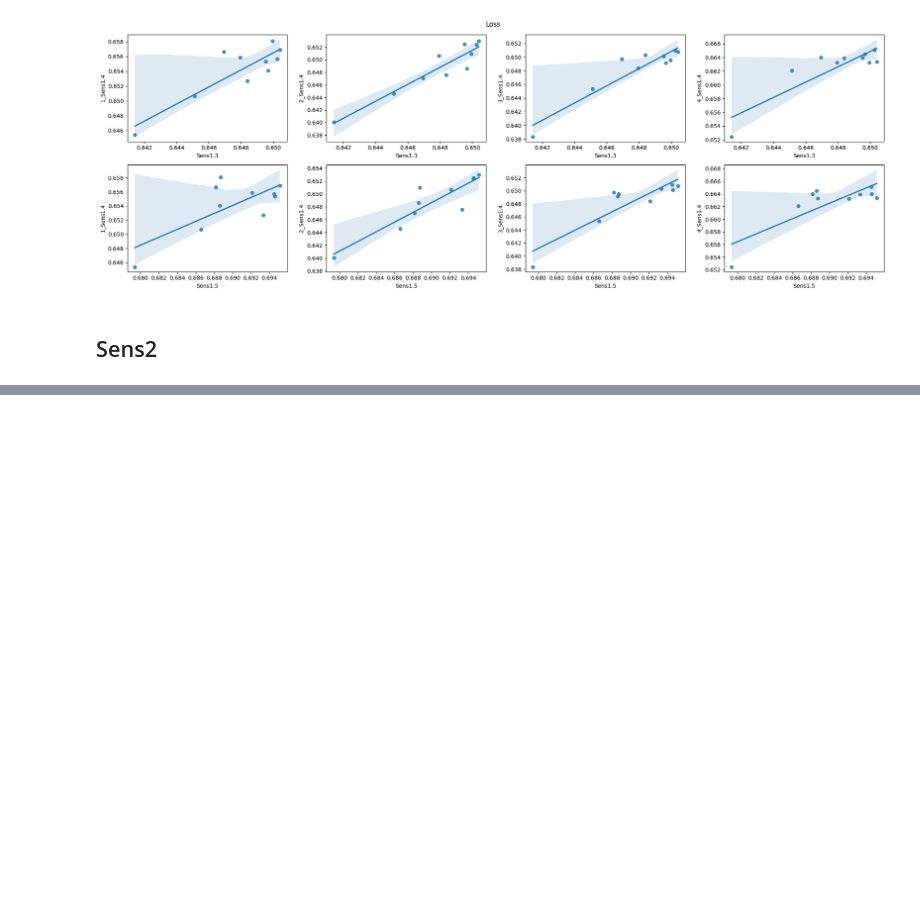
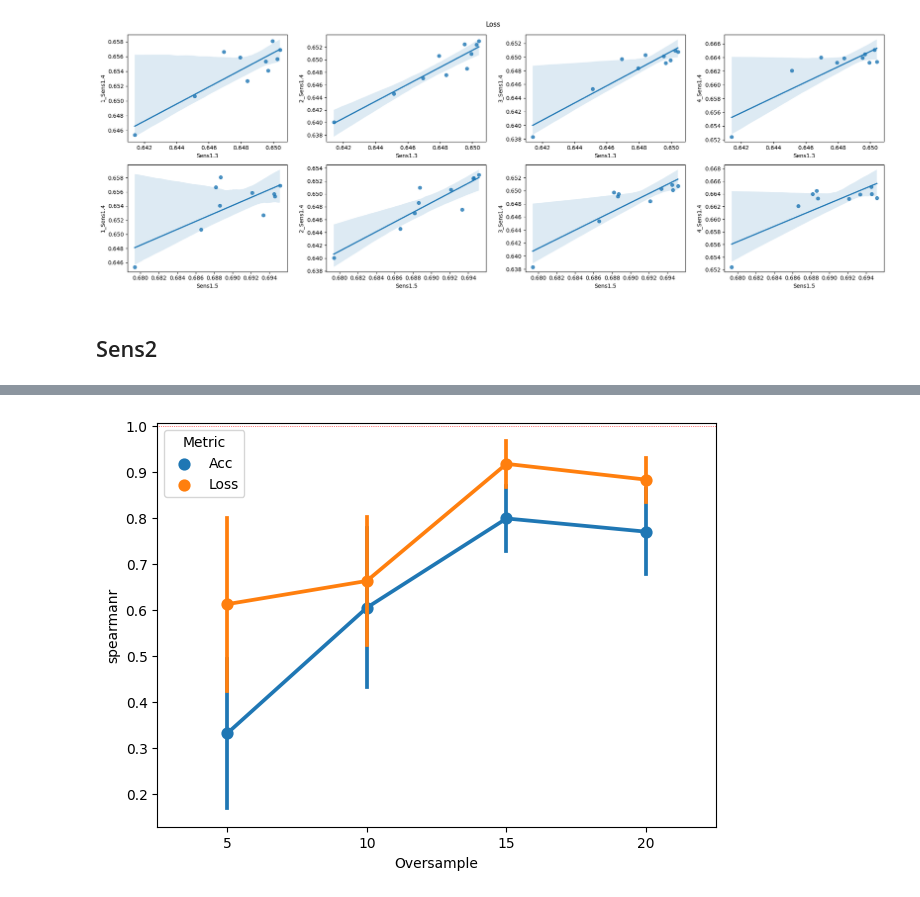
Before and after one commit to titoghose/GWANN, a Jupyter notebook: Code_AD/sensitivity_plots.ipynb, the cells around one changed output, grey strips where cells are left out. Cells and saved outputs as stored; diff of their text form; code cells hidden in the pictures; blank space fills up the shorter version.

```diff
--- a/Code_AD/sensitivity_plots.ipynb
+++ b/Code_AD/sensitivity_plots.ipynb
@@ -176,0 +276,37 @@ for grp_size in grp_sizes:
+# %%
+corr_fn = spearmanr
+corr_dict = {'Oversample':[], 'Rand_seed_pair':[], corr_fn.__name__:[], 'Metric':[]}
+for sens_type, ovs in zip(sens_types, oversample):
+    for j in range(len(rand_seeds)):
+        exp_name = f'{sens_type}_{j}_{ovs}'
+        exp_summ_path = (f'NN_Logs/'+
+            f'{label}_Chr{exp_name}_GWANNet5_[128,64]_Dr_0.3_LR:0.0001_BS:256_Optim:adam/'+
+            f'{label}_Chr{exp_name}_2500bp_summary.csv')
+        dfj = pd.read_csv(exp_summ_path)
+        dfj = process_df(dfj)
+
+        for k in range(j+1, len(rand_seeds)):
+            exp_name = f'{sens_type}_{k}_{ovs}'
+            exp_summ_path = (f'NN_Logs/'+
+                f'{label}_Chr{exp_name}_GWANNet5_[128,64]_Dr_0.3_LR:0.0001_BS:256_Optim:adam/'+
+                f'{label}_Chr{exp_name}_2500bp_summary.csv')
+            dfk = pd.read_csv(exp_summ_path)
+            dfk = process_df(dfk)
+
+            for metric in ['Acc', 'Loss']:
+                x = dfj[metric].values
+                y = dfk[metric].values
+                r, p = corr_fn(x, y)
+                corr_dict['Oversample'].append(ovs)
+                corr_dict['Rand_seed_pair'].append(f'{j}_{k}')
+                corr_dict[corr_fn.__name__].append(r)
+                corr_dict['Metric'].append(metric)
+corr_df = pd.DataFrame.from_dict(corr_dict)
+# %%
+sns.pointplot(data=corr_df, x='Oversample', y=corr_fn.__name__, hue='Metric',
+              errorbar='sd')
+plt.axhline(y=1, xmin=0, xmax=1, linestyle=':', c='r', linewidth='0.5')
+plt.tight_layout()
+plt.savefig(f'./results_Sens4/Diff_groupings_{corr_fn.__name__}.png', dpi=100)
+# %% [output]
+[figure, added]
```
Also changed, not shown: parts of 10 cells of this notebook, 2 other files.
